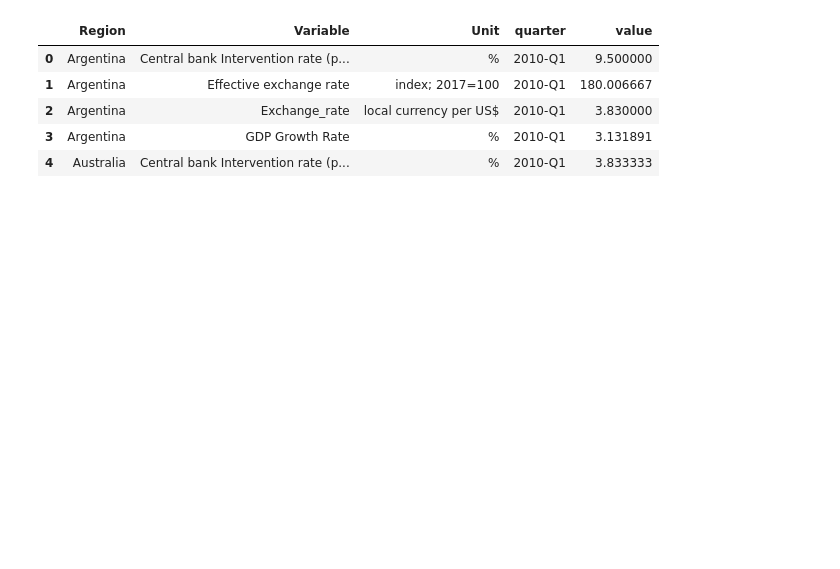
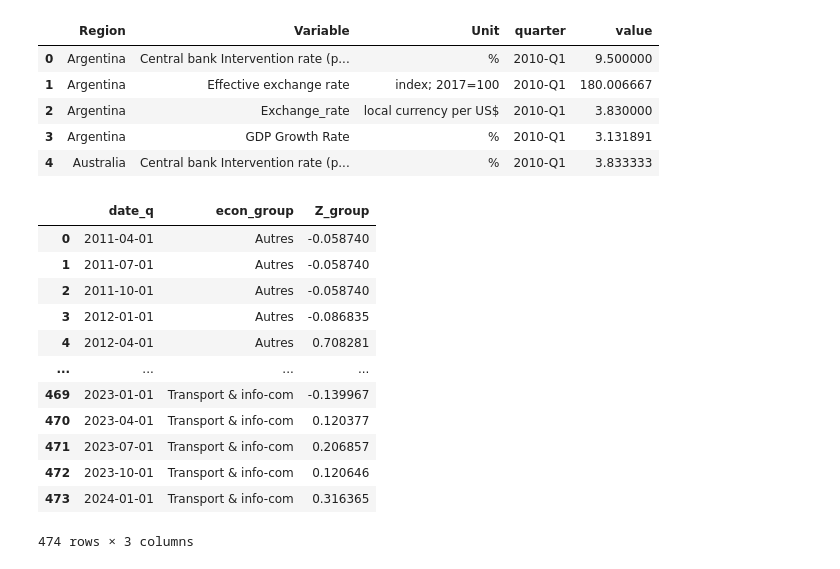
Before and after one commit to Celeste2405/PFE, a Jupyter notebook: model_averaging.ipynb, the cells around one changed output. Drawn from its saved outputs; the diff is of its cells as text; code cells hidden in the pictures; blank space fills up the shorter version.

```diff
--- a/model_averaging.ipynb
+++ b/model_averaging.ipynb
@@ -34,3 +44,19 @@ df_long.head()
 | 2 | Argentina | Exchange_rate | local currency per US$ | 2010-Q1 | 3.830000 |
 | 3 | Argentina | GDP Growth Rate | % | 2010-Q1 | 3.131891 |
 | 4 | Australia | Central bank Intervention rate (p... | % | 2010-Q1 | 3.833333 |
+# %%
+Z_hat
+# %% [output]
+|  | date_q | econ_group | Z_group |
+| 0 | 2011-04-01 | Autres | -0.058740 |
+| 1 | 2011-07-01 | Autres | -0.058740 |
+| 2 | 2011-10-01 | Autres | -0.058740 |
+| 3 | 2012-01-01 | Autres | -0.086835 |
+| 4 | 2012-04-01 | Autres | 0.708281 |
+| ... | ... | ... | ... |
+| 469 | 2023-01-01 | Transport & info-com | -0.139967 |
+| 470 | 2023-04-01 | Transport & info-com | 0.120377 |
+| 471 | 2023-07-01 | Transport & info-com | 0.206857 |
+| 472 | 2023-10-01 | Transport & info-com | 0.120646 |
+| 473 | 2024-01-01 | Transport & info-com | 0.316365 |
+474 rows × 3 columns
```
Also changed, not shown: parts of 10 cells of this notebook.
